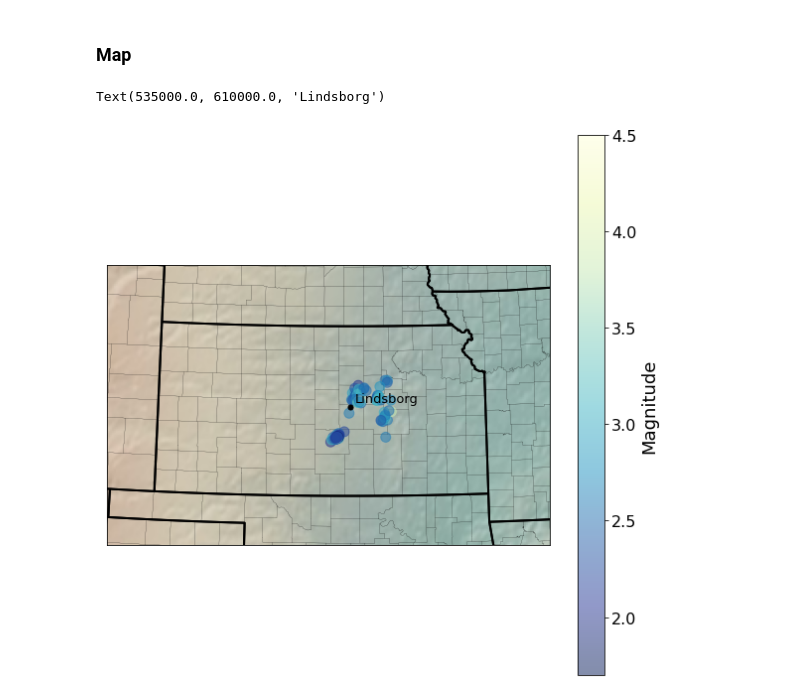
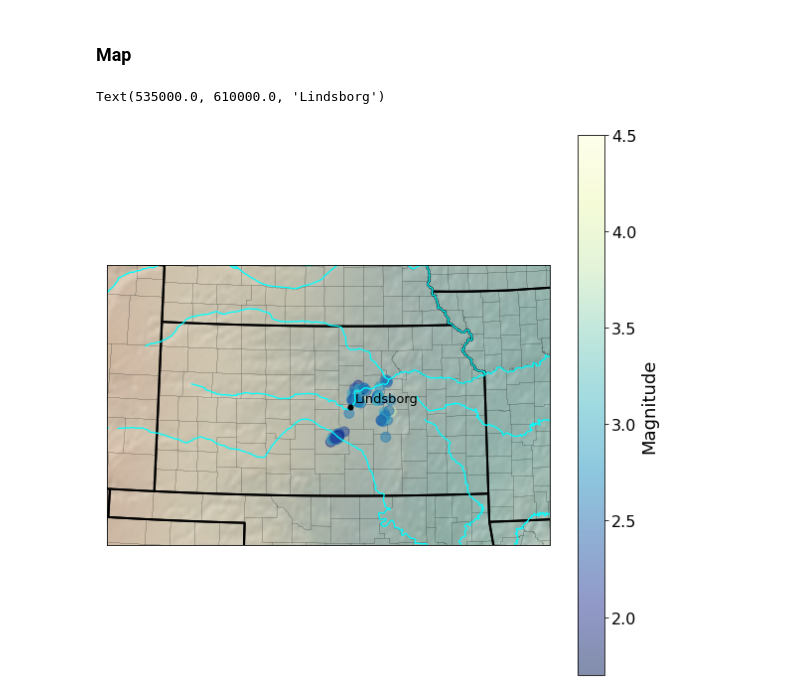
Before and after one commit to peterwbryant/earthquake-info, a Jupyter notebook: earthquakePlot.ipynb, the cells around one changed output. Drawn from its saved outputs; the diff is of its cells as text; code cells hidden in the pictures.

Commit message:
more visualization work and distributions by time

```diff
--- a/earthquakePlot.ipynb
+++ b/earthquakePlot.ipynb
@@ -56,37 +62,38 @@ m = Basemap(projection='lcc', resolution='h',
 m.shadedrelief()
 m.drawstates(linewidth=2)
 m.drawcounties()
+m.drawrivers(color='aqua', linewidth=1.3)
 
 # extent in lat/lon (dec degrees)
 ulx = -103
 uly = 41
 lrx = -93
 lry = 36
 
 # transform coordinates to map projection
 xmin, ymin = m(ulx, lry)
 xmax, ymax = m(lrx, uly)
 
 # set the axes limits
 ax = plt.gca()
 ax.set_xlim(xmin, xmax)
 ax.set_ylim(ymin, ymax)
 
 # add events
 m.scatter(plotlong, plotlat, latlon=True,
           c=plotmag, s=100,
           cmap='YlGnBu_r', alpha=0.5)
 
 # create colorbar
 cb = plt.colorbar()
 cb.set_label(label=r'Magnitude', size=18)
 cb.ax.tick_params(labelsize=16)
 plt.clim(plotmag.min(), plotmag.max())
 
 # lindsborg
 x,y = m(-97.6745,38.5735)
 plt.plot(x,y, 'ok', markersize=5)
 plt.text(x+10000,y+10000,'Lindsborg', fontsize=13)
 # %% [output]
 Text(535000.0, 610000.0, 'Lindsborg')
-[figure, old version]
+[figure, new version]
```
Also changed, not shown: parts of 17 cells of this notebook.
